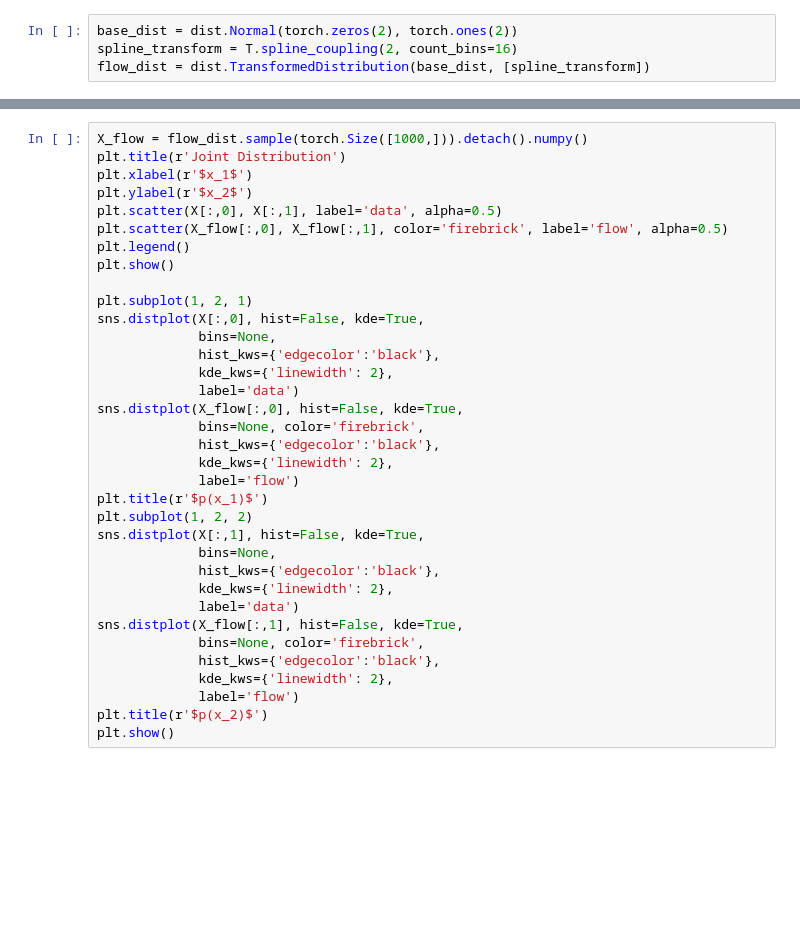
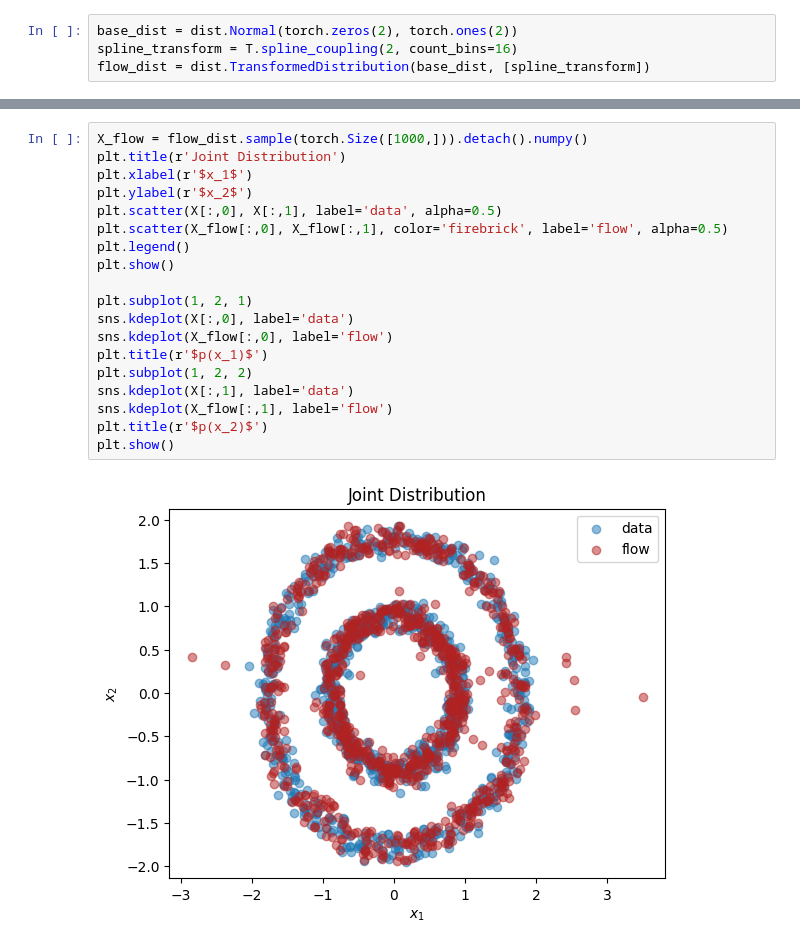
Before and after one commit to DataDrivenGalaxyEvolution/galevo23-tutorials, a Jupyter notebook: week-2/tutorial_on_halo-galaxy_connection/Part2 - Normalizing_flows.ipynb, the cells around one changed output, grey strips where cells are left out. Drawn from its saved outputs; the diff is of its cells as text; blank space fills up the shorter version.

```diff
--- a/week-2/tutorial_on_halo-galaxy_connection/Part2 - Normalizing_flows.ipynb
+++ b/week-2/tutorial_on_halo-galaxy_connection/Part2 - Normalizing_flows.ipynb
@@ -266,35 +250,21 @@ Wall time: 44.9 s
 # %%
 X_flow = flow_dist.sample(torch.Size([1000,])).detach().numpy()
 plt.title(r'Joint Distribution')
 plt.xlabel(r'$x_1$')
 plt.ylabel(r'$x_2$')
 plt.scatter(X[:,0], X[:,1], label='data', alpha=0.5)
 plt.scatter(X_flow[:,0], X_flow[:,1], color='firebrick', label='flow', alpha=0.5)
 plt.legend()
 plt.show()
 
 plt.subplot(1, 2, 1)
-sns.distplot(X[:,0], hist=False, kde=True,
-             bins=None,
-             hist_kws={'edgecolor':'black'},
-             kde_kws={'linewidth': 2},
-             label='data')
-sns.distplot(X_flow[:,0], hist=False, kde=True,
-             bins=None, color='firebrick',
-             hist_kws={'edgecolor':'black'},
-             kde_kws={'linewidth': 2},
-             label='flow')
+sns.kdeplot(X[:,0], label='data')
+sns.kdeplot(X_flow[:,0], label='flow')
 plt.title(r'$p(x_1)$')
 plt.subplot(1, 2, 2)
-sns.distplot(X[:,1], hist=False, kde=True,
-             bins=None,
-             hist_kws={'edgecolor':'black'},
-             kde_kws={'linewidth': 2},
-             label='data')
-sns.distplot(X_flow[:,1], hist=False, kde=True,
-             bins=None, color='firebrick',
-             hist_kws={'edgecolor':'black'},
-             kde_kws={'linewidth': 2},
-             label='flow')
+sns.kdeplot(X[:,1], label='data')
+sns.kdeplot(X_flow[:,1], label='flow')
 plt.title(r'$p(x_2)$')
 plt.show()
+# %% [output]
+[figure, added]
```
Also changed, not shown: parts of 37 cells of this notebook.
